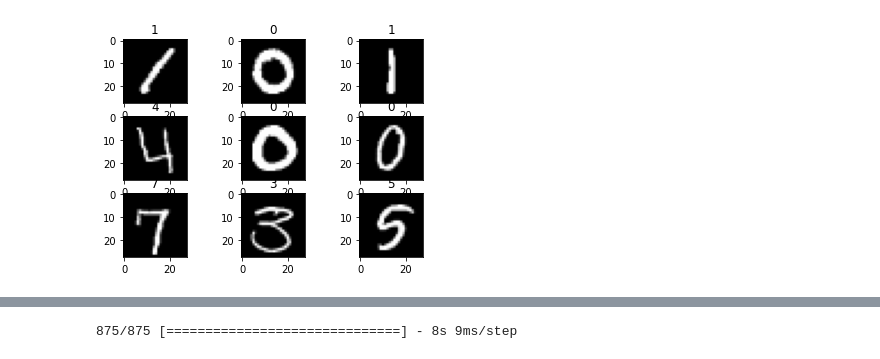
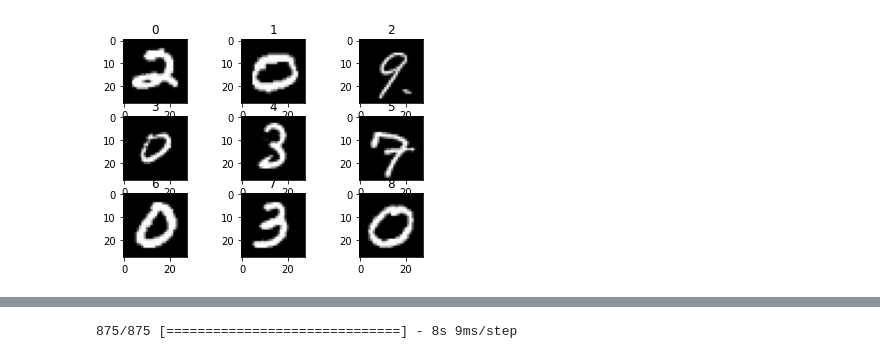
Before and after one commit to Noppagorn/digit-recognizer, a Jupyter notebook: DnnKerasWay/main.ipynb, the cells around one changed output, grey strips where cells are left out. Drawn from its saved outputs; the diff is of its cells as text; code cells hidden in the pictures.

```diff
--- a/DnnKerasWay/main.ipynb
+++ b/DnnKerasWay/main.ipynb
@@ -31,7 +31,7 @@ def visualization(X_train):
     for i in range(0, 9):
         plt.subplot(330 + (i+1))
         plt.imshow(X_train[i], cmap=plt.get_cmap('gray'))
-        plt.title(y_train[i]);
+        plt.title(i);
 
 
 def standardize(x):
@@ -154,9 +140,11 @@ std_px = X_train.std().astype(np.float32)
 seed = 43
 np.random.seed(seed)
 # %%
-visualization(X_train) # visualization
+#visualization(X_train) # visualization
-# %% [output]
-[figure, removed]
+# %%
+visualization(X_test)
+# %% [output]
+[figure, added]
 # %%
 X_train = X_train.reshape(X_train.shape[0], 28, 28, 1)
 X_test = X_test.reshape(X_test.shape[0], 28, 28, 1)
```
Also changed, not shown: parts of 8 cells of this notebook.
